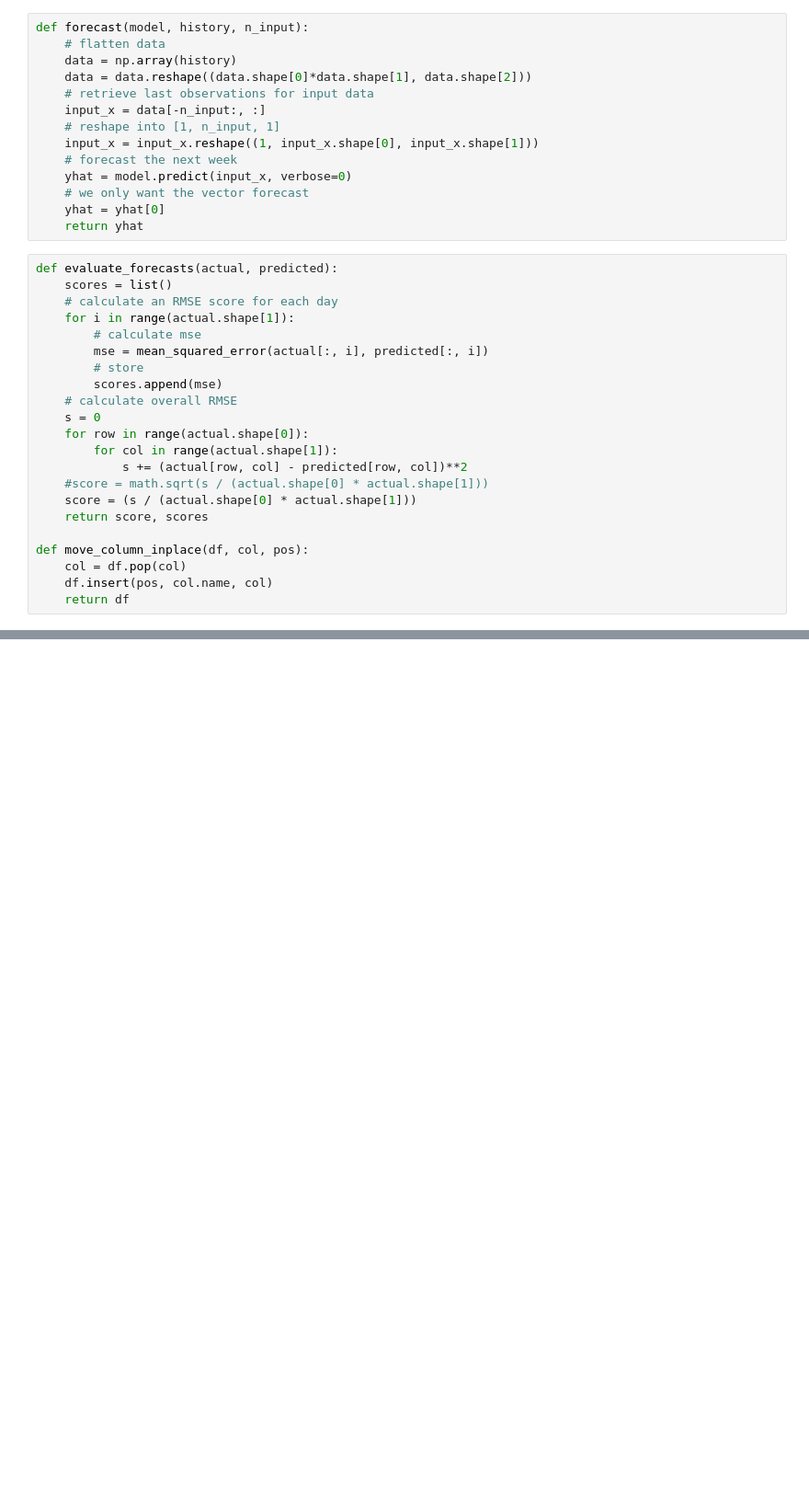
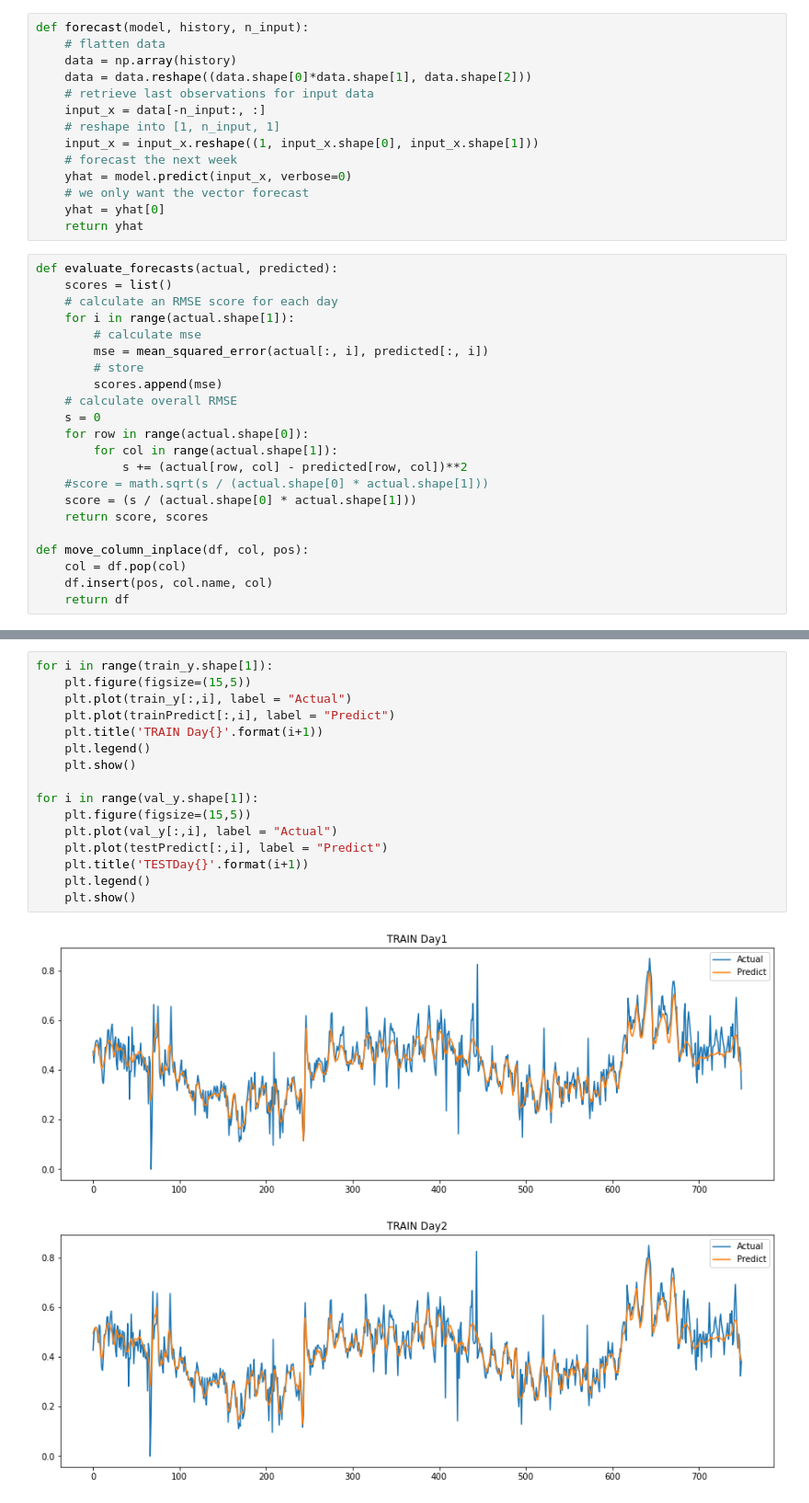
Before and after one commit to SB91ko/ChaoprayaRiver_WaterLV_prediction, a Jupyter notebook: Useful_Multivariate_LSTM_seq2seq_predict7Days.ipynb, the cells around one changed output, grey strips where cells are left out. Shown at 92% size. Drawn from its saved outputs; the diff is of its cells as text; blank space fills up the shorter version.

```diff
--- a/Useful_Multivariate_LSTM_seq2seq_predict7Days.ipynb
+++ b/Useful_Multivariate_LSTM_seq2seq_predict7Days.ipynb
@@ -218,0 +239,19 @@ lstm_seq2seq: [0.017] 0.0, 0.0, 0.0, 0.0, 0.0, 0.0, 0.0
+# %%
+for i in range(train_y.shape[1]):
+    plt.figure(figsize=(15,5))
+    plt.plot(train_y[:,i], label = "Actual")
+    plt.plot(trainPredict[:,i], label = "Predict")
+    plt.title('TRAIN Day{}'.format(i+1))
+    plt.legend()
+    plt.show()
+
+for i in range(val_y.shape[1]):
+    plt.figure(figsize=(15,5))
+    plt.plot(val_y[:,i], label = "Actual")
+    plt.plot(testPredict[:,i], label = "Predict")
+    plt.title('TESTDay{}'.format(i+1))
+    plt.legend()
+    plt.show()
+# %% [output]
+[figure, added]
+[figure, added]
```
Also changed, not shown: parts of 16 cells of this notebook, 11 other files.
